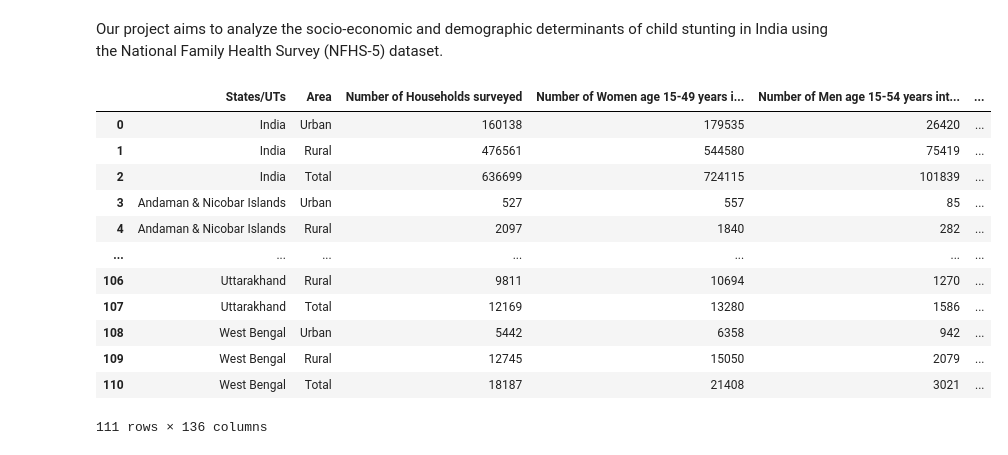
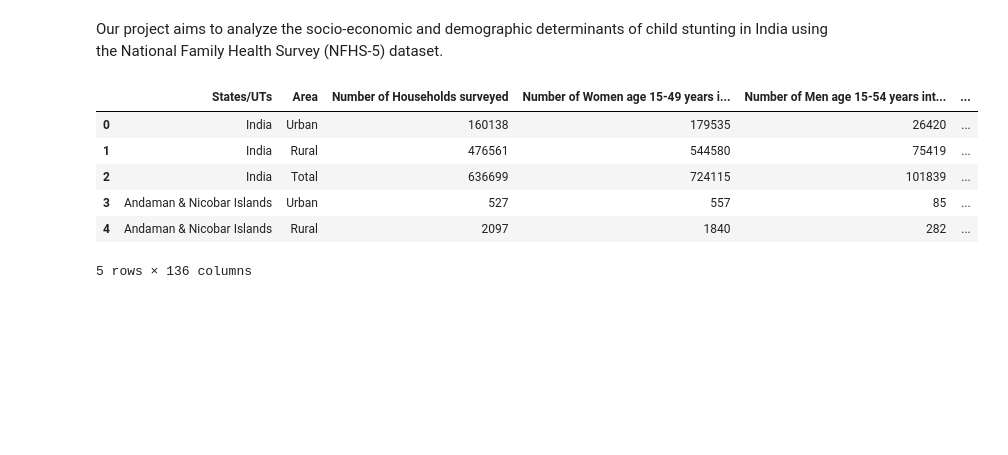
Before and after one commit to priyadharshini-B265/MSAAI_Module1_Project_NFHS-5, a Jupyter notebook: NFHS5-dataset.ipynb, the cells around one changed output. Cells and saved outputs as stored; diff of their text form; code cells hidden in the pictures; blank space fills up the shorter version.

Commit message:
Data cleaning and data representation

```diff
--- a/NFHS5-dataset.ipynb
+++ b/NFHS5-dataset.ipynb
@@ -3,20 +9,13 @@ Our project aims to analyze the socio-economic and demographic determinants of c
 # %%
-import pandas as pd
+# Correct the file path to point to the actual location of the file
 
-# Correct the file path to point to the actual location of the file
-healthcare = pd.read_excel('NFHS_5_Factsheets_Data.xls')  # Ensure the file is in the same directory as the notebook
-healthcare
+data = pd.read_excel('NFHS_5_Factsheets_Data.xls')  # Ensure the file is in the same directory as the notebook
+data.head()
 # %% [output]
 |  | States/UTs | Area | Number of Households surveyed | Number of Women age 15-49 years i... | Number of Men age 15-54 years int... | ... |
 | 0 | India | Urban | 160138 | 179535 | 26420 | ... |
 | 1 | India | Rural | 476561 | 544580 | 75419 | ... |
 | 2 | India | Total | 636699 | 724115 | 101839 | ... |
 | 3 | Andaman & Nicobar Islands | Urban | 527 | 557 | 85 | ... |
 | 4 | Andaman & Nicobar Islands | Rural | 2097 | 1840 | 282 | ... |
-| ... | ... | ... | ... | ... | ... | ... |
-| 106 | Uttarakhand | Rural | 9811 | 10694 | 1270 | ... |
-| 107 | Uttarakhand | Total | 12169 | 13280 | 1586 | ... |
-| 108 | West Bengal | Urban | 5442 | 6358 | 942 | ... |
-| 109 | West Bengal | Rural | 12745 | 15050 | 2079 | ... |
-| 110 | West Bengal | Total | 18187 | 21408 | 3021 | ... |
-111 rows × 136 columns
+5 rows × 136 columns
```
Also changed, not shown: parts of 12 cells of this notebook, 1 other file.
